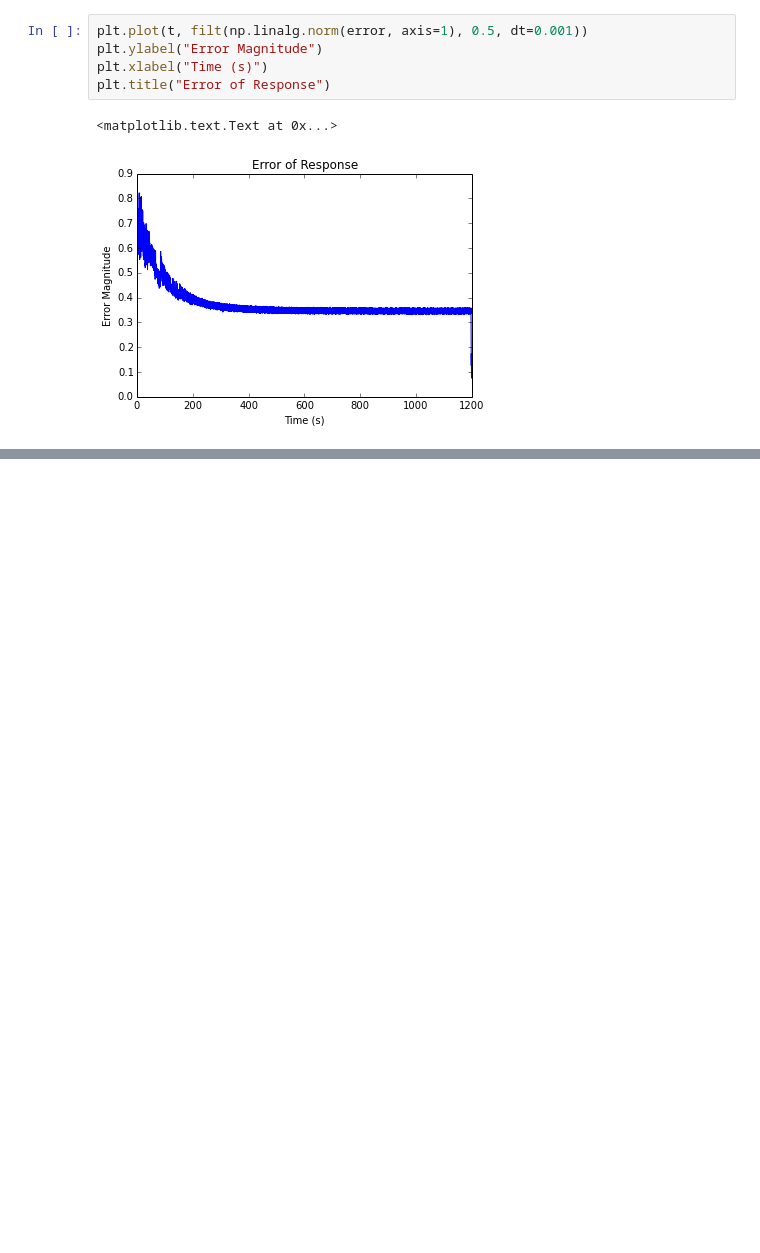
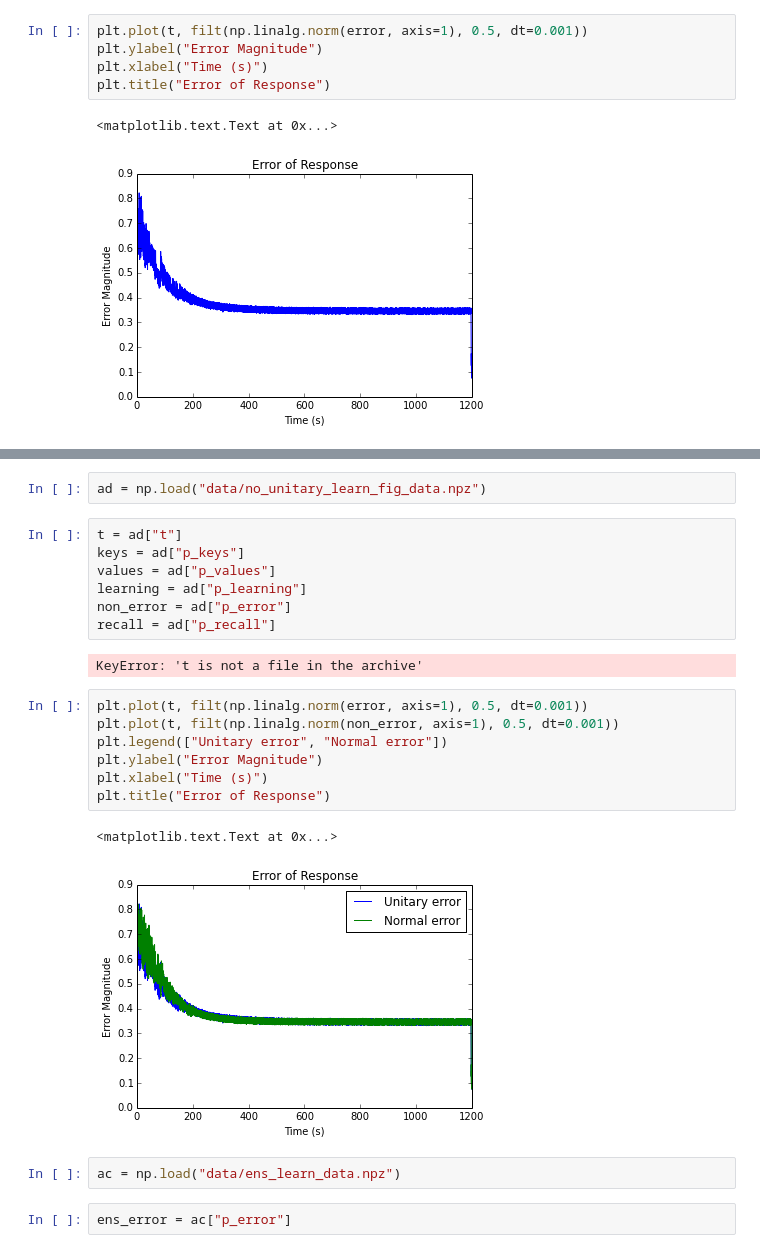
Before and after one commit to Seanny123/counting_to_addition, a Jupyter notebook: learn_fig.ipynb, the cells around one changed output, grey strips where cells are left out. Saved outputs shown, nothing was run; the diff lists cells and outputs as text; blank space fills up the shorter version.

```diff
--- a/learn_fig.ipynb
+++ b/learn_fig.ipynb
@@ -108,0 +128,25 @@ array([ 0.03973151,  0.06871888,  0.11038907, ...,  0.30525009,
+# %%
+ad = np.load("data/no_unitary_learn_fig_data.npz")
+# %%
+t = ad["t"]
+keys = ad["p_keys"]
+values = ad["p_values"]
+learning = ad["p_learning"]
+non_error = ad["p_error"]
+recall = ad["p_recall"]
+# %% [output]
+KeyError: 't is not a file in the archive'
+# %%
+plt.plot(t, filt(np.linalg.norm(error, axis=1), 0.5, dt=0.001))
+plt.plot(t, filt(np.linalg.norm(non_error, axis=1), 0.5, dt=0.001))
+plt.legend(["Unitary error", "Normal error"])
+plt.ylabel("Error Magnitude")
+plt.xlabel("Time (s)")
+plt.title("Error of Response")
+# %% [output]
+<matplotlib.text.Text at 0x...>
+[figure, added]
+# %%
+ac = np.load("data/ens_learn_data.npz")
+# %%
+ens_error = ac["p_error"]
```
Also changed, not shown: parts of 4 cells of this notebook, 5 other files.
